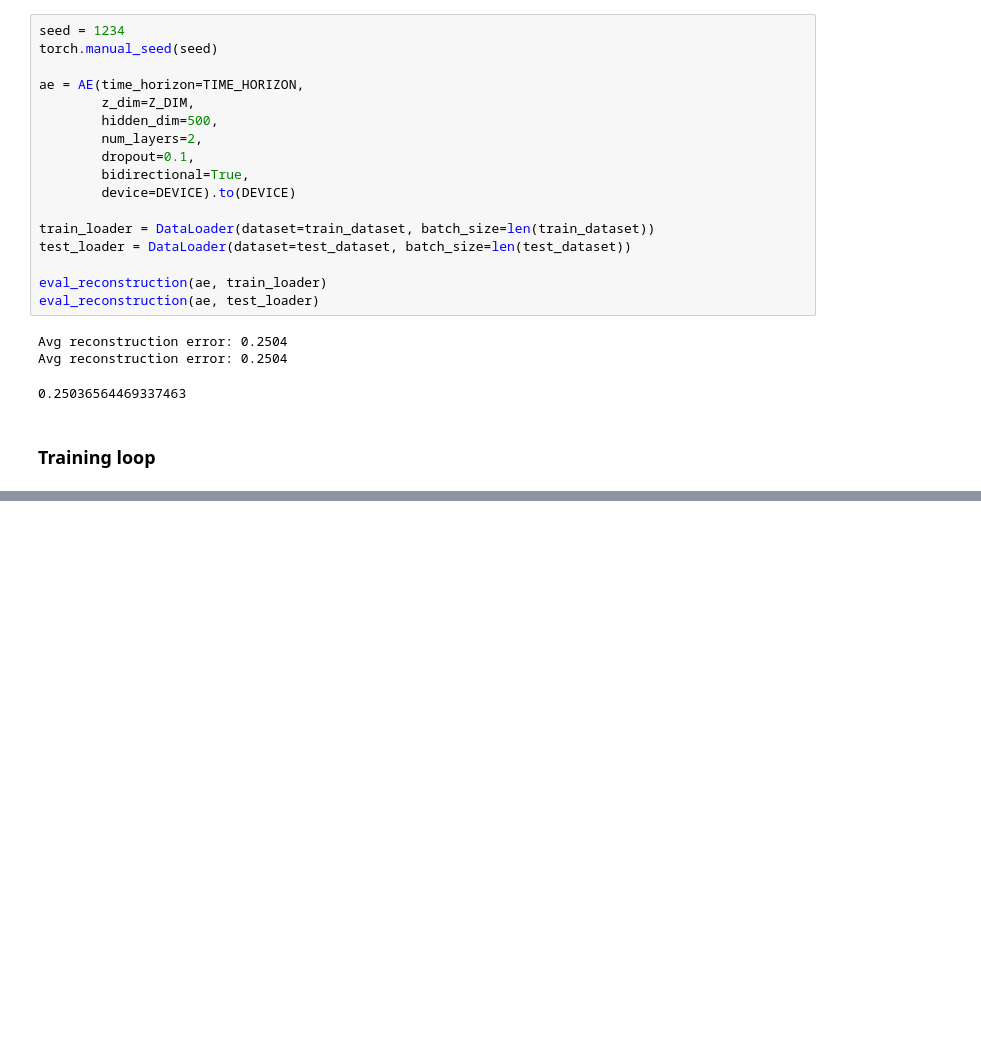
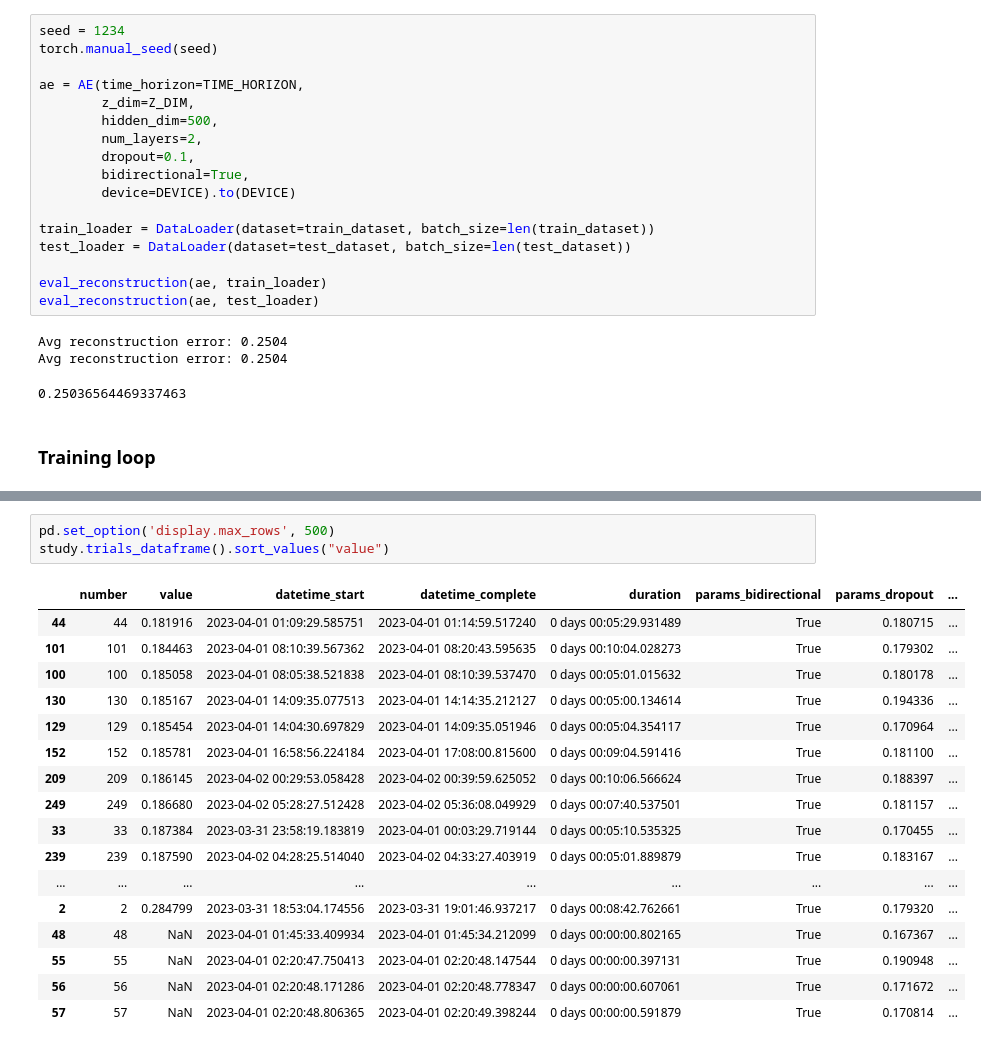
Before and after one commit to AurelienNioche/PolicyEmbedding, a Jupyter notebook: Mujoco-CartPole-RNN-Optuna.ipynb, the cells around one changed output, grey strips where cells are left out. Saved outputs shown, nothing was run; the diff lists cells and outputs as text; blank space fills up the shorter version.

```diff
--- a/Mujoco-CartPole-RNN-Optuna.ipynb
+++ b/Mujoco-CartPole-RNN-Optuna.ipynb
@@ -296,0 +321,21 @@ study.optimize(objective, n_trials=250, show_progress_bar=False,
+# %%
+pd.set_option('display.max_rows', 500)
+study.trials_dataframe().sort_values("value")
+# %% [output]
+|  | number | value | datetime_start | datetime_complete | duration | params_bidirectional | params_dropout | ... |
+| 44 | 44 | 0.181916 | 2023-04-01 01:09:29.585751 | 2023-04-01 01:14:59.517240 | 0 days 00:05:29.931489 | True | 0.180715 | ... |
+| 101 | 101 | 0.184463 | 2023-04-01 08:10:39.567362 | 2023-04-01 08:20:43.595635 | 0 days 00:10:04.028273 | True | 0.179302 | ... |
+| 100 | 100 | 0.185058 | 2023-04-01 08:05:38.521838 | 2023-04-01 08:10:39.537470 | 0 days 00:05:01.015632 | True | 0.180178 | ... |
+| 130 | 130 | 0.185167 | 2023-04-01 14:09:35.077513 | 2023-04-01 14:14:35.212127 | 0 days 00:05:00.134614 | True | 0.194336 | ... |
+| 129 | 129 | 0.185454 | 2023-04-01 14:04:30.697829 | 2023-04-01 14:09:35.051946 | 0 days 00:05:04.354117 | True | 0.170964 | ... |
+| 152 | 152 | 0.185781 | 2023-04-01 16:58:56.224184 | 2023-04-01 17:08:00.815600 | 0 days 00:09:04.591416 | True | 0.181100 | ... |
+| 209 | 209 | 0.186145 | 2023-04-02 00:29:53.058428 | 2023-04-02 00:39:59.625052 | 0 days 00:10:06.566624 | True | 0.188397 | ... |
+| 249 | 249 | 0.186680 | 2023-04-02 05:28:27.512428 | 2023-04-02 05:36:08.049929 | 0 days 00:07:40.537501 | True | 0.181157 | ... |
+| 33 | 33 | 0.187384 | 2023-03-31 23:58:19.183819 | 2023-04-01 00:03:29.719144 | 0 days 00:05:10.535325 | True | 0.170455 | ... |
+| 239 | 239 | 0.187590 | 2023-04-02 04:28:25.514040 | 2023-04-02 04:33:27.403919 | 0 days 00:05:01.889879 | True | 0.183167 | ... |
+| ... | ... | ... | ... | ... | ... | ... | ... | ... |
+| 2 | 2 | 0.284799 | 2023-03-31 18:53:04.174556 | 2023-03-31 19:01:46.937217 | 0 days 00:08:42.762661 | True | 0.179320 | ... |
+| 48 | 48 | NaN | 2023-04-01 01:45:33.409934 | 2023-04-01 01:45:34.212099 | 0 days 00:00:00.802165 | True | 0.167367 | ... |
+| 55 | 55 | NaN | 2023-04-01 02:20:47.750413 | 2023-04-01 02:20:48.147544 | 0 days 00:00:00.397131 | True | 0.190948 | ... |
+| 56 | 56 | NaN | 2023-04-01 02:20:48.171286 | 2023-04-01 02:20:48.778347 | 0 days 00:00:00.607061 | True | 0.171672 | ... |
+| 57 | 57 | NaN | 2023-04-01 02:20:48.806365 | 2023-04-01 02:20:49.398244 | 0 days 00:00:00.591879 | True | 0.170814 | ... |
```
Also changed, not shown: parts of 7 cells of this notebook, 3 other files.
